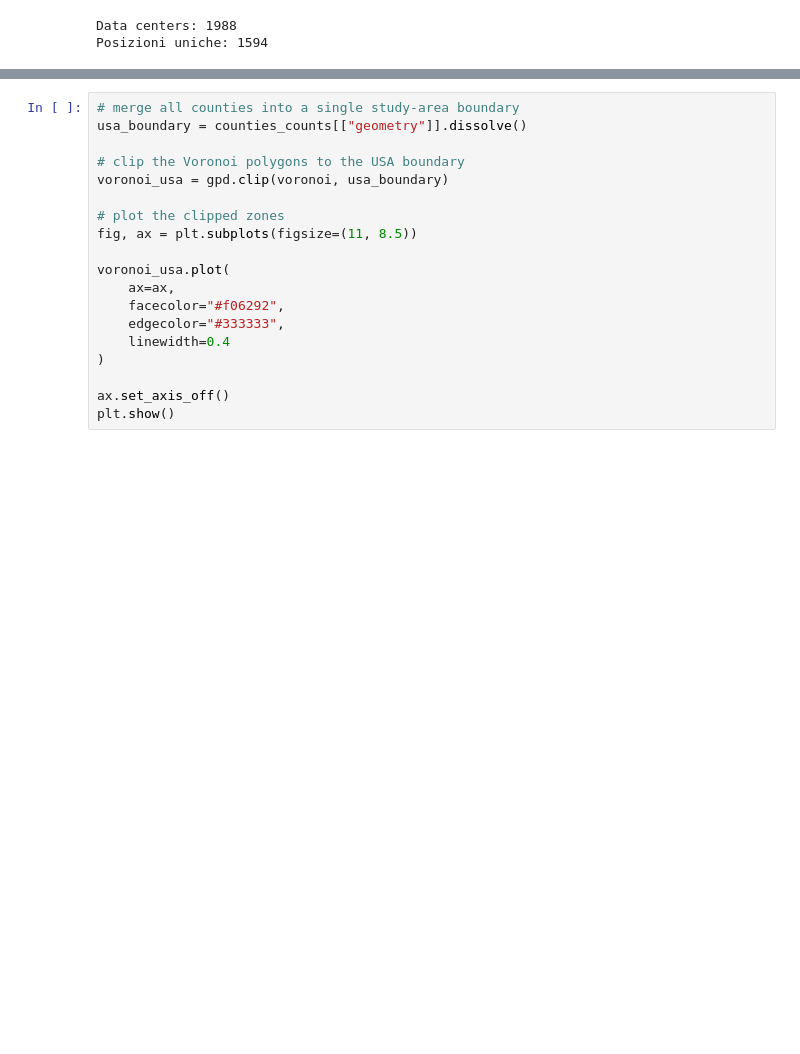
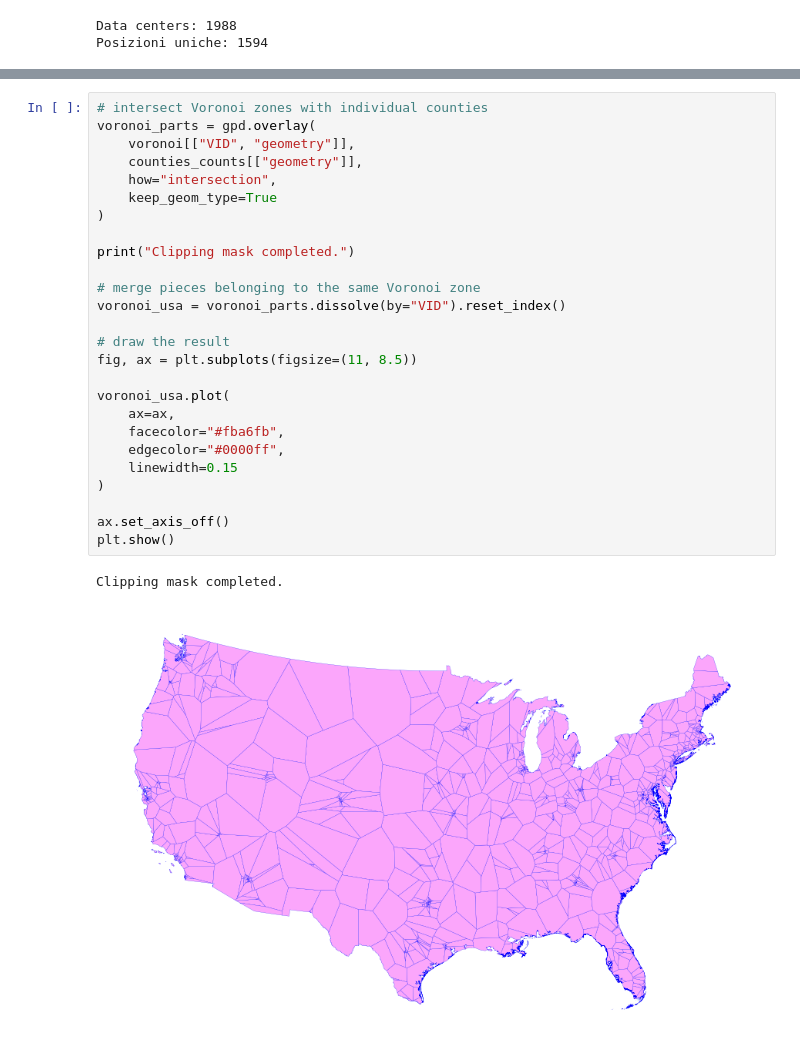
Before and after one commit to MichelleNuccio/cdp-mapping-systems, a Jupyter notebook: _fall2026/Tutorial05-geoprocessing.ipynb, the cells around one changed output, grey strips where cells are left out. Drawn from its saved outputs; the diff is of its cells as text; blank space fills up the shorter version.

```diff
--- a/_fall2026/Tutorial05-geoprocessing.ipynb
+++ b/_fall2026/Tutorial05-geoprocessing.ipynb
@@ -339,19 +339,29 @@ plt.show()
-# %%
-# merge all counties into a single study-area boundary
-usa_boundary = counties_counts[["geometry"]].dissolve()
-
-# clip the Voronoi polygons to the USA boundary
-voronoi_usa = gpd.clip(voronoi, usa_boundary)
-
-# plot the clipped zones
-fig, ax = plt.subplots(figsize=(11, 8.5))
-
-voronoi_usa.plot(
-    ax=ax,
-    facecolor="#f06292",
-    edgecolor="#333333",
-    linewidth=0.4
-)
-
-ax.set_axis_off()
-plt.show()
+# %%
+# intersect Voronoi zones with individual counties
+voronoi_parts = gpd.overlay(
+    voronoi[["VID", "geometry"]],
+    counties_counts[["geometry"]],
+    how="intersection",
+    keep_geom_type=True
+)
+
+print("Clipping mask completed.")
+
+# merge pieces belonging to the same Voronoi zone
+voronoi_usa = voronoi_parts.dissolve(by="VID").reset_index()
+
+# draw the result
+fig, ax = plt.subplots(figsize=(11, 8.5))
+
+voronoi_usa.plot(
+    ax=ax,
+    facecolor="#fba6fb",
+    edgecolor="#0000ff",
+    linewidth=0.15
+)
+
+ax.set_axis_off()
+plt.show()
+# %% [output]
+Clipping mask completed.
+[figure, added]
```
Also changed, not shown: parts of 9 cells of this notebook.
